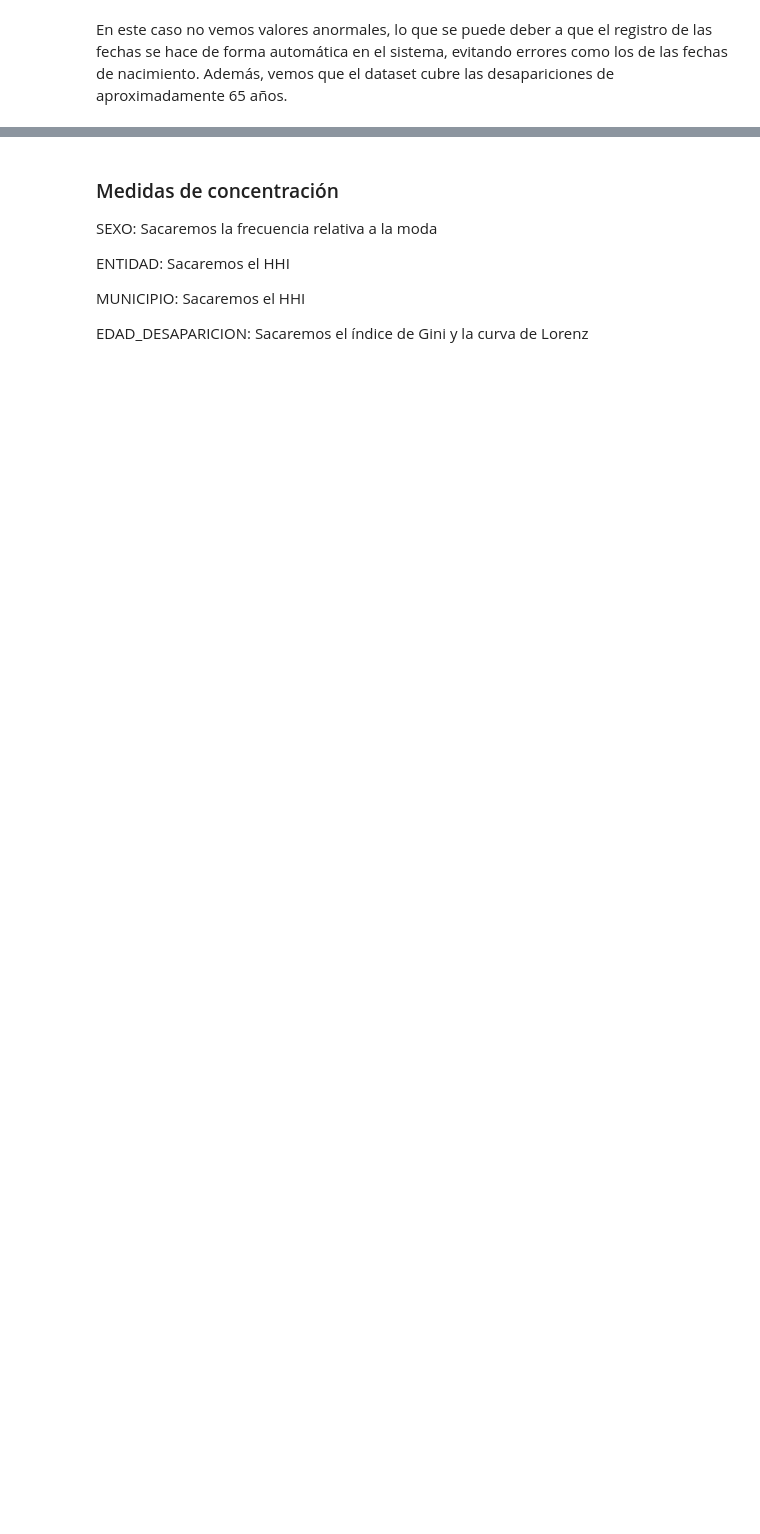
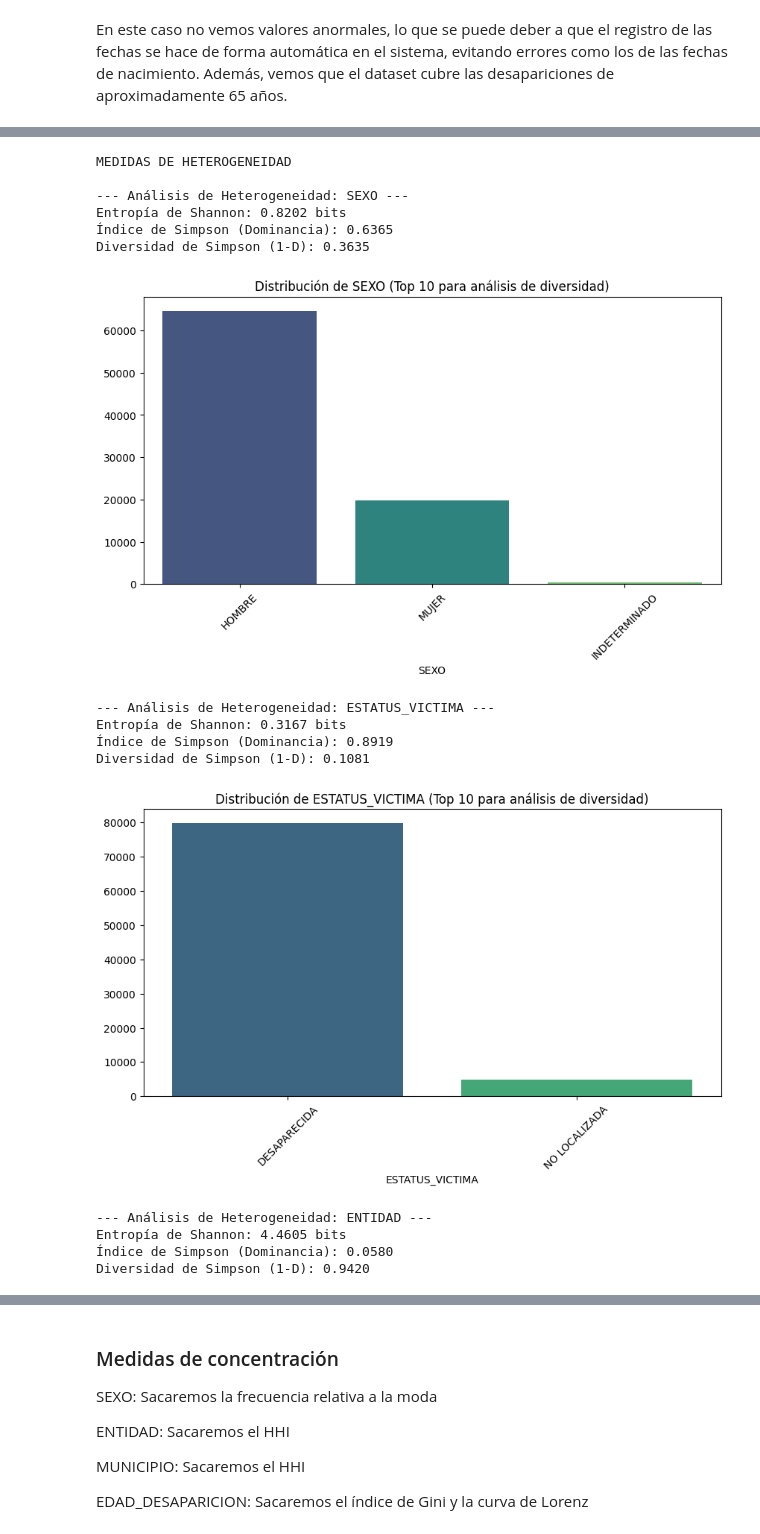
Before and after one commit to Rou-uu/tarea02_EDA, a Jupyter notebook: notebooks/analisis.ipynb, the cells around one changed output, grey strips where cells are left out. Saved outputs shown, nothing was run; the diff lists cells and outputs as text; code cells hidden in the pictures; blank space fills up the shorter version.

Commit message:
medidas de heterogeneidad

```diff
--- a/notebooks/analisis.ipynb
+++ b/notebooks/analisis.ipynb
@@ -414,0 +554,51 @@ ORIGEN_REPORTE: Sacaremos la entropía de Shannon
+# %%
+def get_heterogeneity_stats(series, name):
+    """
+    Calcula y muestra la Entropía de Shannon y el Índice de Simpson para una variable.
+    """
+    # Obtenemos las frecuencias relativas
+    counts = series.value_counts(normalize=True)
+
+    # 1. Entropía de Shannon (H)
+    shannon_h = entropy(counts, base=2)
+
+    # 2. Índice de Simpson (D) y su Diversidad (1-D)
+    simpson_d = np.sum(counts**2)
+    simpson_div = 1 - simpson_d
+
+    print(f"--- Análisis de Heterogeneidad: {name} ---")
+    print(f"Entropía de Shannon: {shannon_h:.4f} bits")
+    print(f"Índice de Simpson (Dominancia): {simpson_d:.4f}")
+    print(f"Diversidad de Simpson (1-D): {simpson_div:.4f}\n")
+
+    # Graficamos la distribución para visualizar la diversidad (Estilo Edwin)
+    plt.figure(figsize=(10, 5))
+    counts_plot = series.value_counts().head(10) # Top 10 para no saturar
+    sns.barplot(x=counts_plot.index, y=counts_plot.values, hue=counts_plot.index, palette='viridis', legend=False)
+    plt.title(f'Distribución de {name} (Top 10 para análisis de diversidad)')
+    plt.xticks(rotation=45)
+    plt.show()
+
+# Ejecución para las variables del reporte
+print("MEDIDAS DE HETEROGENEIDAD\n")
+variables_to_analyze = ['SEXO', 'ESTATUS_VICTIMA', 'ENTIDAD', 'ORIGEN_REPORTE']
+
+for var in variables_to_analyze:
+    get_heterogeneity_stats(df_clean[var], var)
+# %% [output]
+MEDIDAS DE HETEROGENEIDAD
+
+--- Análisis de Heterogeneidad: SEXO ---
+Entropía de Shannon: 0.8202 bits
+Índice de Simpson (Dominancia): 0.6365
+Diversidad de Simpson (1-D): 0.3635
+[figure, added]
+--- Análisis de Heterogeneidad: ESTATUS_VICTIMA ---
+Entropía de Shannon: 0.3167 bits
+Índice de Simpson (Dominancia): 0.8919
+Diversidad de Simpson (1-D): 0.1081
+[figure, added]
+--- Análisis de Heterogeneidad: ENTIDAD ---
+Entropía de Shannon: 4.4605 bits
+Índice de Simpson (Dominancia): 0.0580
+Diversidad de Simpson (1-D): 0.9420
```
Also changed, not shown: parts of 23 cells of this notebook.
